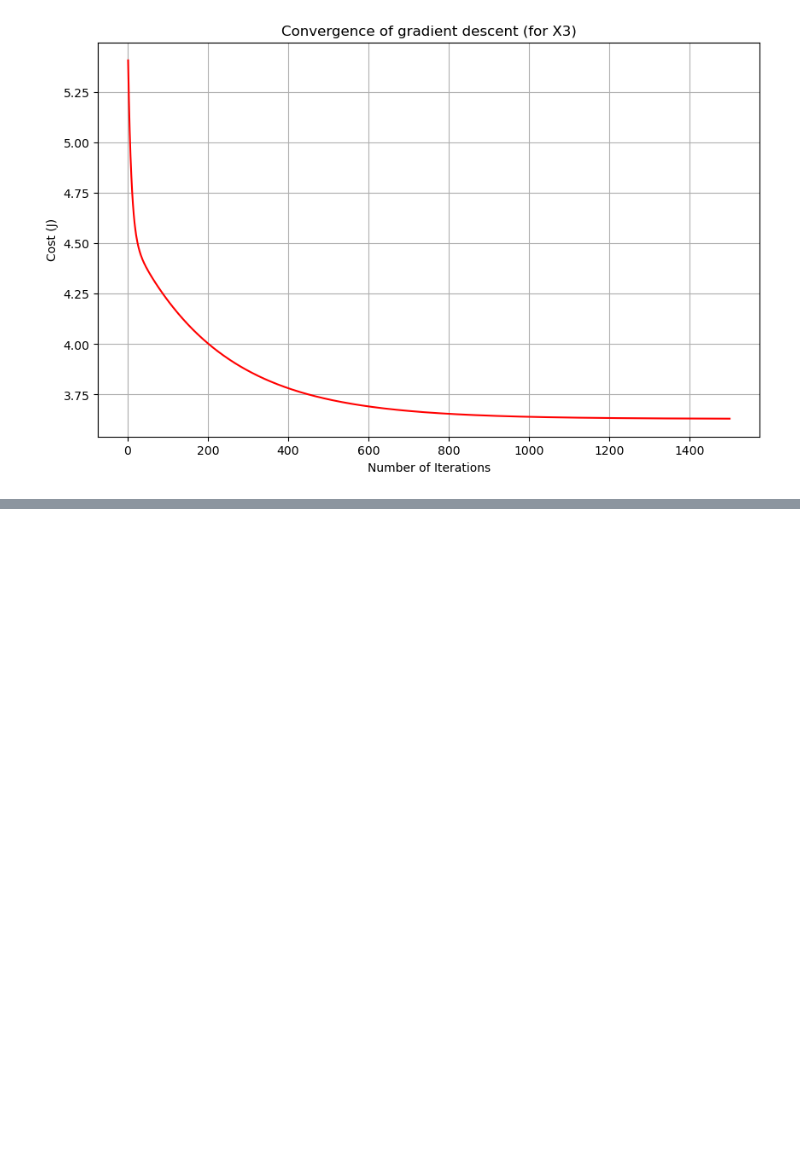
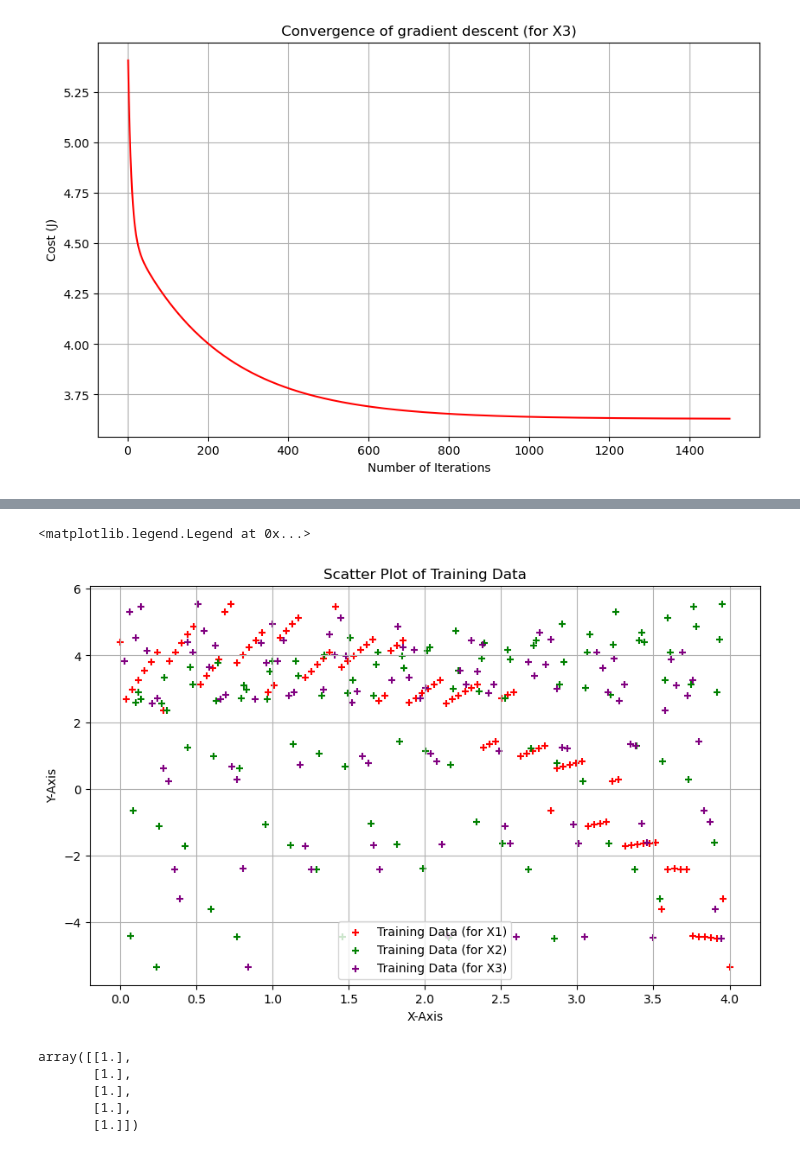
Before and after one commit to jmill18/testrepo, a Jupyter notebook: Homework0.ipynb, the cells around one changed output, grey strips where cells are left out. Saved outputs shown, nothing was run; the diff lists cells and outputs as text; code cells hidden in the pictures; blank space fills up the shorter version.

```diff
--- a/Homework0.ipynb
+++ b/Homework0.ipynb
@@ -368,3 +368,10 @@ plt.title('Convergence of gradient descent (for X3)')
 # %% [output]
 Text(0.5, 1.0, 'Convergence of gradient descent (for X3)')
 [figure]
+# %%
+X_123 = df.values[:, (0, 1, 2)]
+Y = df.values[:, 3]
+m = len(Y)
+print('X = ', X_123[:5])
+print('Y = ', Y[:5])
+print('m = ', m)
@@ -370,0 +386,27 @@ Text(0.5, 1.0, 'Convergence of gradient descent (for X3)')
+# %%
+X1 = df.values[:, 0]
+X2 = df.values[:, 1]
+X3 = df.values[:, 2]
+# %%
+plt.scatter(X1, Y, color='red', marker='+', label='Training Data (for X1)')
+plt.scatter(X2, Y, color='green', marker='+', label='Training Data (for X2)')
+plt.scatter(X3, Y, color='purple', marker='+', label='Training Data (for X3)')
+
+plt.grid()
+plt.rcParams["figure.figsize"] = (10,6)
+plt.xlabel('X-Axis')
+plt.ylabel('Y-Axis')
+plt.title('Scatter Plot of Training Data')
+plt.legend()
+# %% [output]
+<matplotlib.legend.Legend at 0x...>
+[figure, added]
+# %%
+X_0 = np.ones((m, 1))
+X_0[:5]
+# %% [output]
+array([[1.],
+       [1.],
+       [1.],
+       [1.],
+       [1.]])
```
Also changed, not shown: parts of 11 cells of this notebook.
